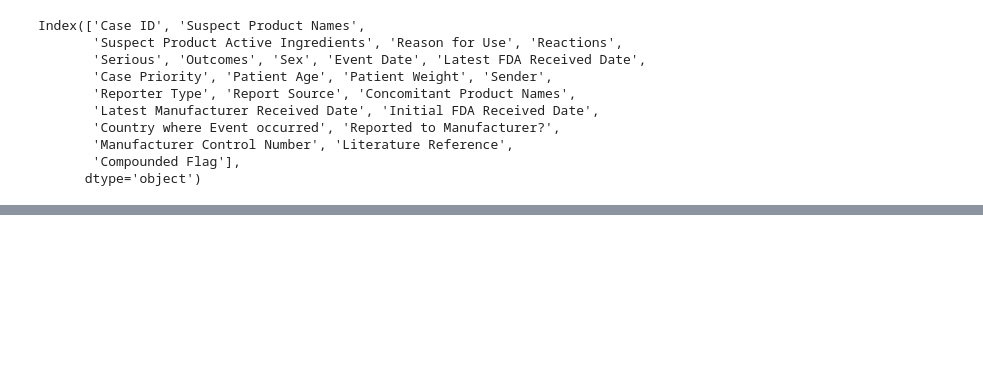
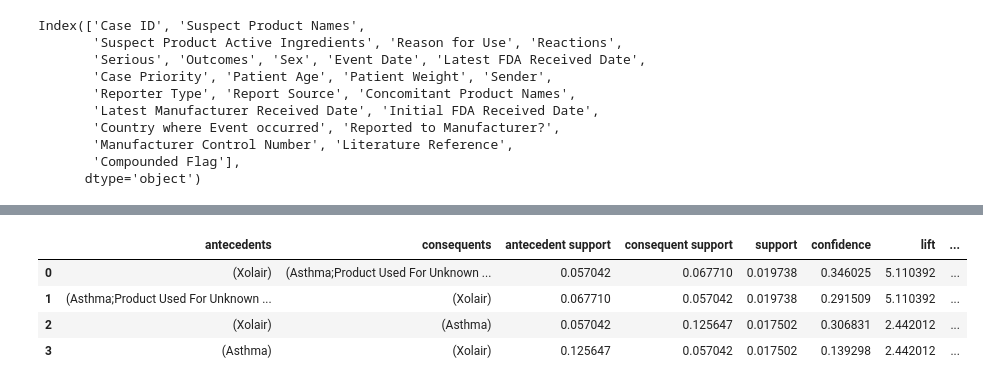
Before and after one commit to cheranratnam87/FAERS_ASTHMA, a Jupyter notebook: Faers/Faers Asthma_outliers_clean_replace_ageoutlier_wMedian.ipynb, the cells around one changed output, grey strips where cells are left out. Cells and saved outputs as stored; diff of their text form; code cells hidden in the pictures; blank space fills up the shorter version.

```diff
--- a/Faers/Faers Asthma_outliers_clean_replace_ageoutlier_wMedian.ipynb
+++ b/Faers/Faers Asthma_outliers_clean_replace_ageoutlier_wMedian.ipynb
@@ -400,0 +562,8 @@ cleaned_data.describe()
+# %%
+rules[ (rules['lift'] >= 1) & (rules['confidence'] >= 0.1) ].sort_values(by=['lift'], ascending=False)
+# %% [output]
+|  | antecedents | consequents | antecedent support | consequent support | support | confidence | lift | ... |
+| 0 | (Xolair) | (Asthma;Product Used For Unknown ... | 0.057042 | 0.067710 | 0.019738 | 0.346025 | 5.110392 | ... |
+| 1 | (Asthma;Product Used For Unknown ... | (Xolair) | 0.067710 | 0.057042 | 0.019738 | 0.291509 | 5.110392 | ... |
+| 2 | (Xolair) | (Asthma) | 0.057042 | 0.125647 | 0.017502 | 0.306831 | 2.442012 | ... |
+| 3 | (Asthma) | (Xolair) | 0.125647 | 0.057042 | 0.017502 | 0.139298 | 2.442012 | ... |
```
Also changed, not shown: parts of 36 cells of this notebook.
